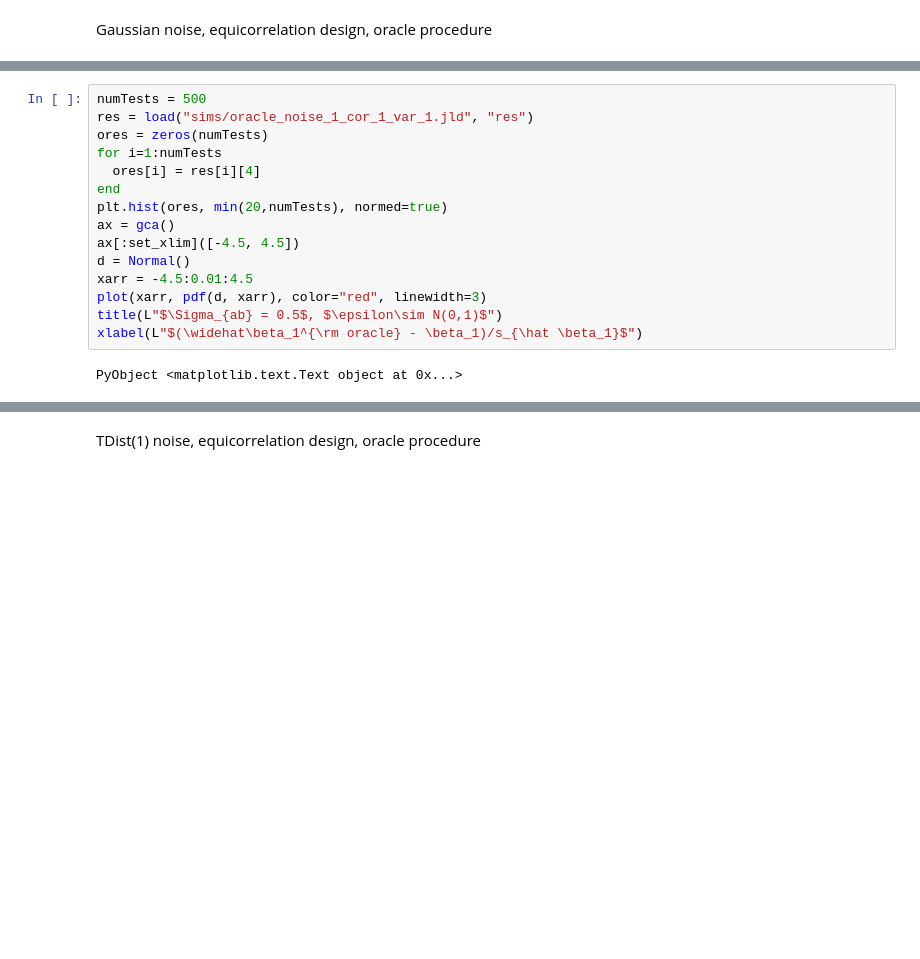
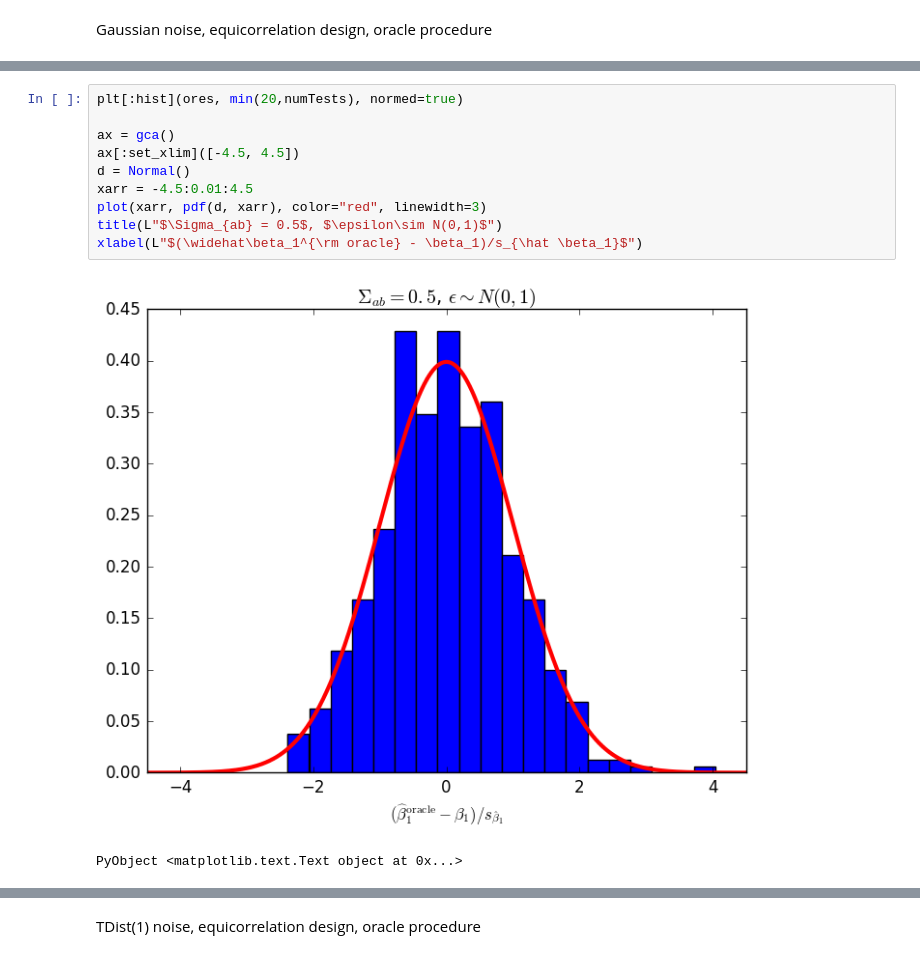
Before and after one commit to mlakolar/QR.jl, a Jupyter notebook: Plotting results for the paper.ipynb, the cells around one changed output, grey strips where cells are left out. Drawn from its saved outputs; the diff is of its cells as text; blank space fills up the shorter version.

```diff
--- a/Plotting results for the paper.ipynb
+++ b/Plotting results for the paper.ipynb
@@ -233,19 +48,15 @@ Gaussian noise, equicorrelation design, oracle procedure
 # %%
-numTests = 500
-res = load("sims/oracle_noise_1_cor_1_var_1.jld", "res")
-ores = zeros(numTests)
-for i=1:numTests
-  ores[i] = res[i][4]
-end
-plt.hist(ores, min(20,numTests), normed=true)
+plt[:hist](ores, min(20,numTests), normed=true)
+
 ax = gca()
 ax[:set_xlim]([-4.5, 4.5])
 d = Normal()
 xarr = -4.5:0.01:4.5
 plot(xarr, pdf(d, xarr), color="red", linewidth=3)
 title(L"$\Sigma_{ab} = 0.5$, $\epsilon\sim N(0,1)$")
 xlabel(L"$(\widehat\beta_1^{\rm oracle} - \beta_1)/s_{\hat \beta_1}$")
 # %% [output]
+[figure, added]
 PyObject <matplotlib.text.Text object at 0x...>
 # %%
 qq = qqbuild(ores, Normal())
```
Also changed, not shown: parts of 37 cells of this notebook, 11 other files.
